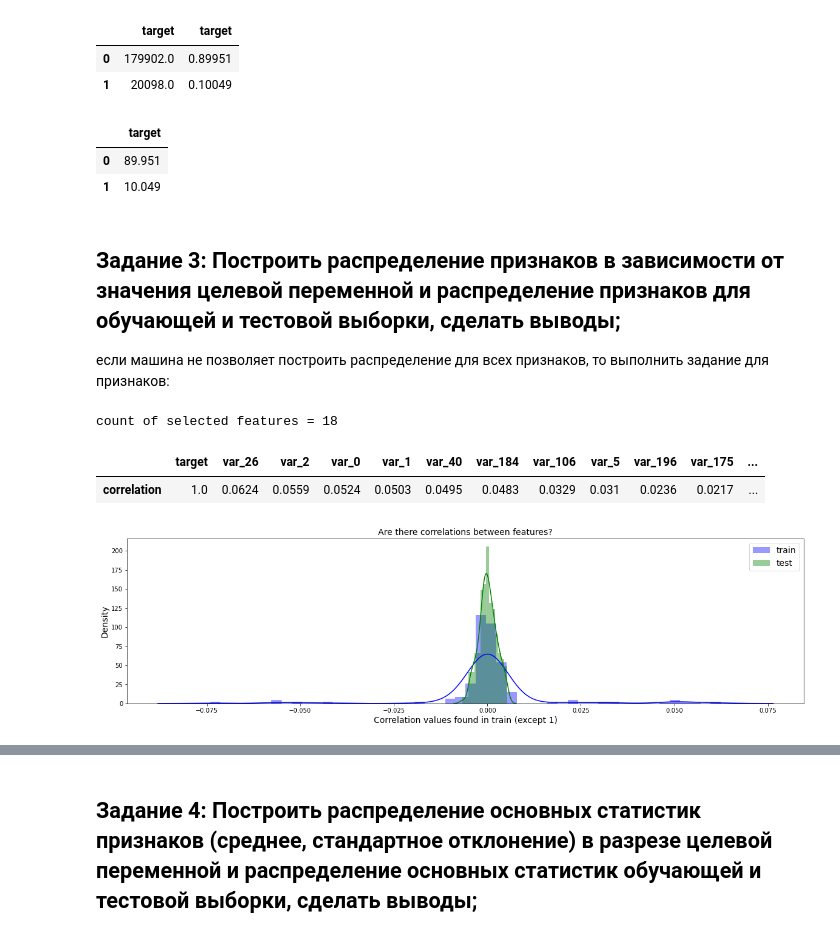
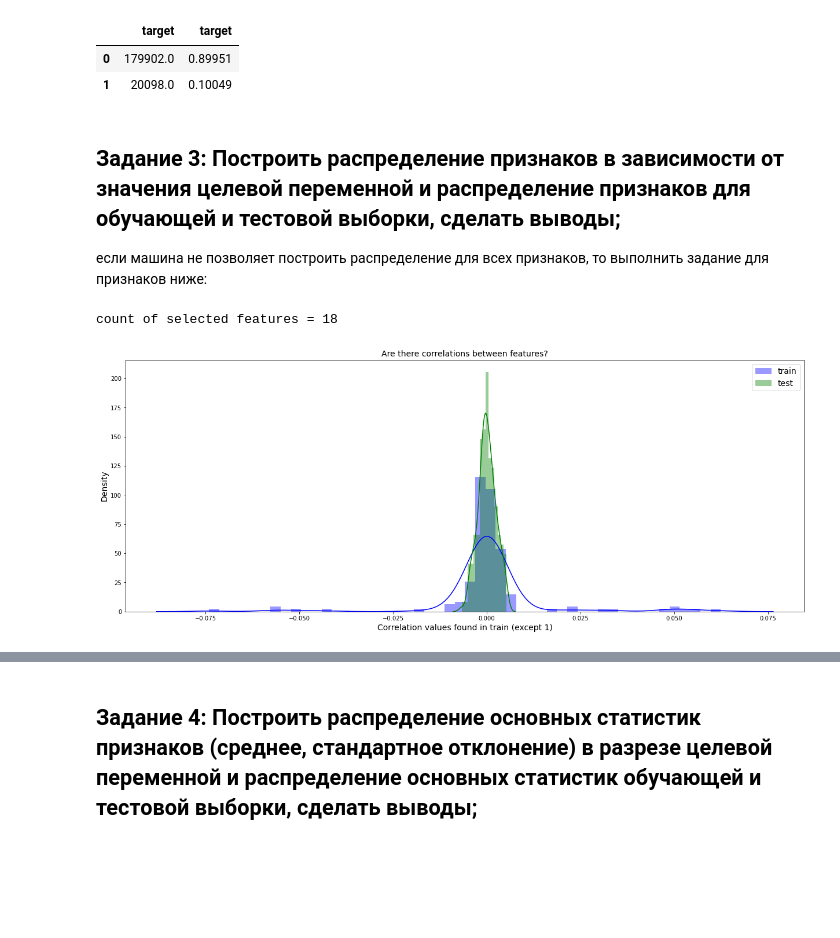
Before and after one commit to koryagin2006/GB_course_Sports_data_analysis, a Jupyter notebook: HW_1 Exploration Data Analysis.ipynb, the cells around one changed output, grey strips where cells are left out. Saved outputs shown, nothing was run; the diff lists cells and outputs as text; code cells hidden in the pictures; blank space fills up the shorter version.

```diff
--- a/HW_1 Exploration Data Analysis.ipynb
+++ b/HW_1 Exploration Data Analysis.ipynb
@@ -128,51 +131,40 @@ display(
 |  | target | target |
 | 0 | 179902.0 | 0.89951 |
 | 1 | 20098.0 | 0.10049 |
-# %%
-pd.DataFrame(target.value_counts(normalize=True)).apply(lambda x: x*100)
-# %% [output]
-|  | target |
-| 0 | 89.951 |
-| 1 | 10.049 |
 # %% [markdown]
 ## Задание 3: Построить распределение признаков в зависимости от значения целевой переменной и распределение признаков для обучающей и тестовой выборки, сделать выводы;
-если машина не позволяет построить распределение для всех признаков, то выполнить задание для признаков:
+если машина не позволяет построить распределение для всех признаков, то выполнить задание для признаков ниже:
 # %%
-selected_features = ['var_0', 'var_1', 'var_2', 'var_5', 'var_9', 'var_10', 'var_13', 'var_20', 'var_26',
-                     'var_40',  'var_55', 'var_80', 'var_106', 'var_109', 'var_139', 'var_175', 'var_184', 'var_196']
+selected_features = [
+    'var_0', 'var_1', 'var_2', 'var_5', 'var_9', 'var_10', 'var_13', 'var_20',
+    'var_26', 'var_40', 'var_55', 'var_80', 'var_106', 'var_109', 'var_139',
+    'var_175', 'var_184', 'var_196'
+]
 print(f'count of selected features = {len(selected_features)}')
 
 selected_features.append('target')
 train_selected = train[selected_features]
 # %% [output]
 count of selected features = 18
-# %%
-correlation = train_selected.corr()
-corr_with_target = correlation["target"].sort_values(ascending=False)
-pd.DataFrame(corr_with_target)\
-            .rename(columns={'target': 'correlation'}).apply(lambda x: round(x, 4)).T
-# %% [output]
-|  | target | var_26 | var_2 | var_0 | var_1 | var_40 | var_184 | var_106 | var_5 | var_196 | var_175 | ... |
-| correlation | 1.0 | 0.0624 | 0.0559 | 0.0524 | 0.0503 | 0.0495 | 0.0483 | 0.0329 | 0.031 | 0.0236 | 0.0217 | ... |
 # %%
 train_correlations = train_selected.corr()
 train_correlations = train_correlations.values.flatten()
 train_correlations = train_correlations[train_correlations != 1]
 
 columns = train_selected.columns.tolist()
 columns.remove("target")
 
 test_correlations = test[columns].corr()
 test_correlations = test_correlations.values.flatten()
 test_correlations = test_correlations[test_correlations != 1]
 
-plt.figure(figsize=(20, 5))
+plt.figure(figsize=(21, 8))
 sns.distplot(train_correlations, color="Blue", label="train")
 sns.distplot(test_correlations, color="Green", label="test")
-
 plt.xlabel("Correlation values found in train (except 1)", size=14)
 plt.title("Are there correlations between features?", size=14)
 plt.legend(loc="best", fontsize=14)
 plt.ylabel("Density", size=14)
+plt.show()
 # %% [output]
-[figure, old version]
+[figure, new version]
```
Also changed, not shown: parts of 11 cells of this notebook.
